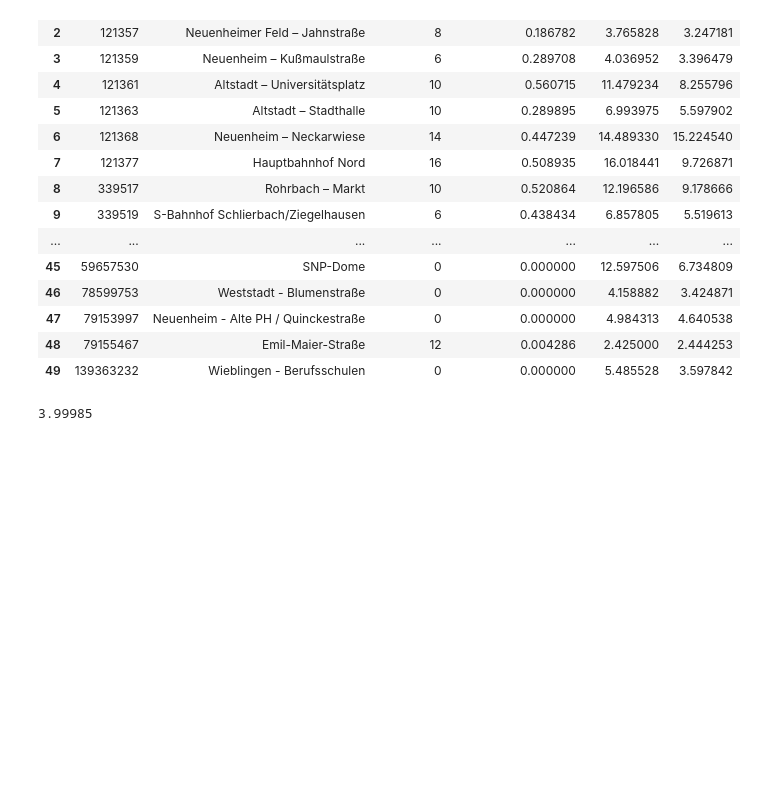
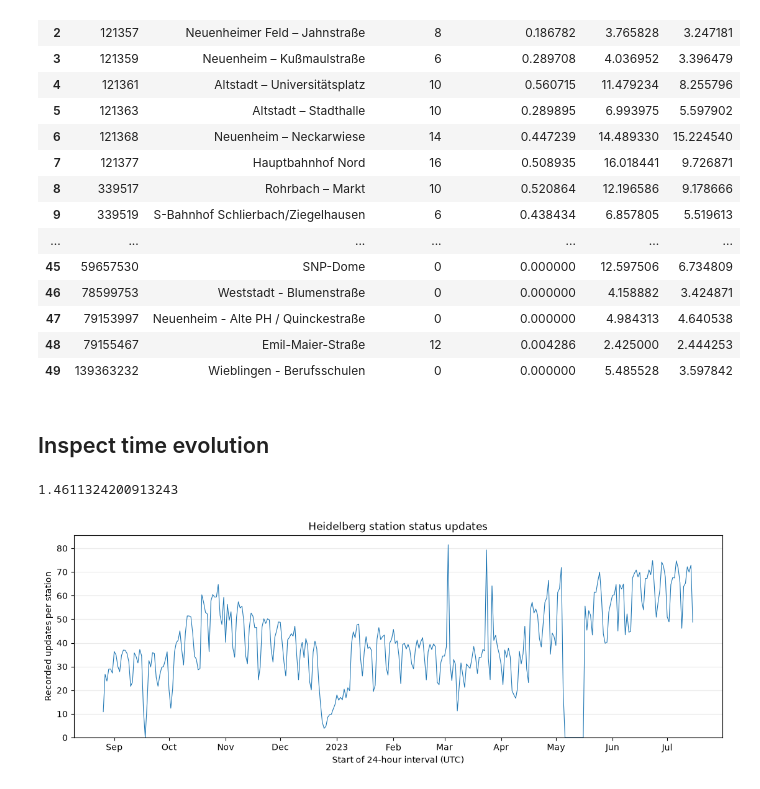
Before and after one commit to foretell-labs/CityFlow, a Jupyter notebook: notebooks/01_data_exploration.ipynb, the cells around one changed output. Drawn from its saved outputs; the diff is of its cells as text; code cells hidden in the pictures; blank space fills up the shorter version.

Commit message:
Added time_analysis to group data by hour and analyse time coverage

```diff
--- a/notebooks/01_data_exploration.ipynb
+++ b/notebooks/01_data_exploration.ipynb
@@ -179,7 +179,23 @@ station_rack_summary(city_dir).head(50)
 | 47 | 79153997 | Neuenheim - Alte PH / Quinckestraße | 0 | 0.000000 | 4.984313 | 4.640538 |
 | 48 | 79155467 | Emil-Maier-Straße | 12 | 0.004286 | 2.425000 | 2.444253 |
 | 49 | 139363232 | Wieblingen - Berufsschulen | 0 | 0.000000 | 5.485528 | 3.597842 |
+# %% [markdown]
+## Inspect time evolution
 # %%
-counts_by_city['heidelberg']['station_status'] / counts_by_city['heidelberg']['stations'] / 320 / 10
+# On average, a station in Heidelberg changes its status this many times per hour assuming a coverage period of one year:
+
+counts_by_city['heidelberg']['station_status'] / counts_by_city['heidelberg']['stations'] / 365 / 24
 # %% [output]
-3.99985
+1.4611324200913243
+# %%
+from src.inspection.time_analysis import (
+    hourly_station_status_changes,
+    plot_hourly_station_status_changes,
+)
+
+city_dir = PROJECT_ROOT / "data" / "heidelberg"
+
+hourly = hourly_station_status_changes(city_dir, deltaT=24)
+ax = plot_hourly_station_status_changes(city_dir, deltaT=24)
+# %% [output]
+[figure, added]
```
Also changed, not shown: 2 other files.
